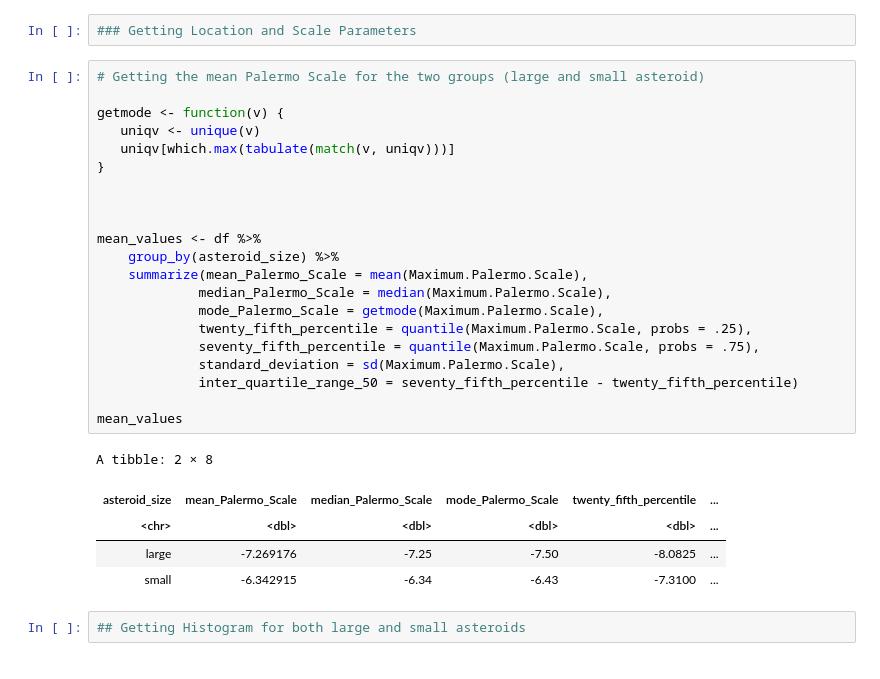
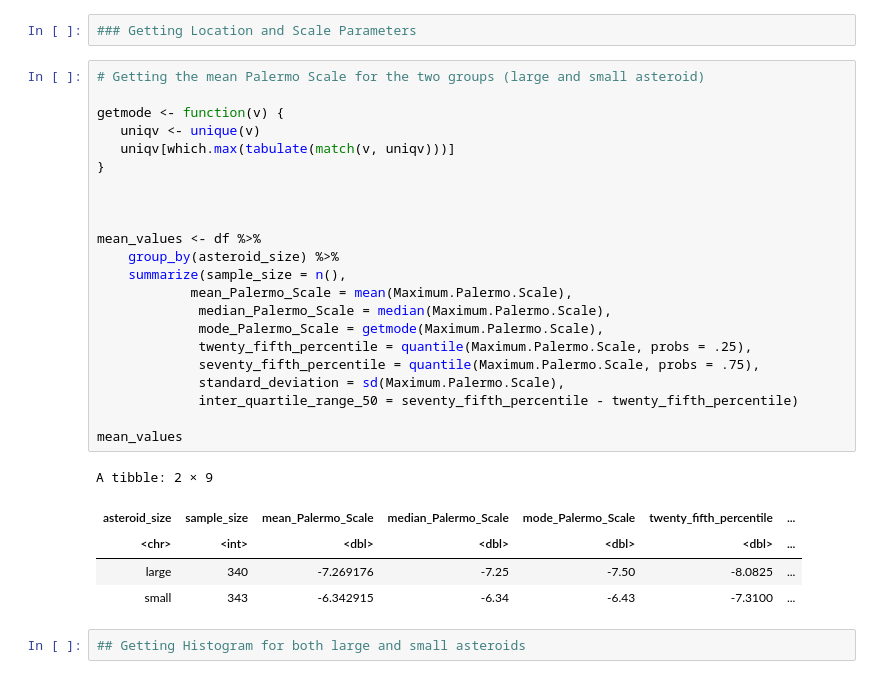
Before and after one commit to arulh/STAT-201-project, a Jupyter notebook: Asteroids.ipynb, the cells around one changed output. Drawn from its saved outputs; the diff is of its cells as text.

```diff
--- a/Asteroids.ipynb
+++ b/Asteroids.ipynb
@@ -54,30 +71,31 @@ A data.frame: 6 × 12
 # %%
 # Getting the mean Palermo Scale for the two groups (large and small asteroid)
 
 getmode <- function(v) {
    uniqv <- unique(v)
    uniqv[which.max(tabulate(match(v, uniqv)))]
 }
 
 
 
 mean_values <- df %>%
     group_by(asteroid_size) %>%
-    summarize(mean_Palermo_Scale = mean(Maximum.Palermo.Scale),
+    summarize(sample_size = n(),
+            mean_Palermo_Scale = mean(Maximum.Palermo.Scale),
              median_Palermo_Scale = median(Maximum.Palermo.Scale),
              mode_Palermo_Scale = getmode(Maximum.Palermo.Scale),
              twenty_fifth_percentile = quantile(Maximum.Palermo.Scale, probs = .25),
              seventy_fifth_percentile = quantile(Maximum.Palermo.Scale, probs = .75),
              standard_deviation = sd(Maximum.Palermo.Scale),
              inter_quartile_range_50 = seventy_fifth_percentile - twenty_fifth_percentile)
 
 mean_values
 # %% [output]
-A tibble: 2 × 8
+A tibble: 2 × 9
-| asteroid_size | mean_Palermo_Scale | median_Palermo_Scale | mode_Palermo_Scale | twenty_fifth_percentile | ... |
-| <chr> | <dbl> | <dbl> | <dbl> | <dbl> | ... |
-| large | -7.269176 | -7.25 | -7.50 | -8.0825 | ... |
-| small | -6.342915 | -6.34 | -6.43 | -7.3100 | ... |
+| asteroid_size | sample_size | mean_Palermo_Scale | median_Palermo_Scale | mode_Palermo_Scale | twenty_fifth_percentile | ... |
+| <chr> | <int> | <dbl> | <dbl> | <dbl> | <dbl> | ... |
+| large | 340 | -7.269176 | -7.25 | -7.50 | -8.0825 | ... |
+| small | 343 | -6.342915 | -6.34 | -6.43 | -7.3100 | ... |
 # %%
 ## Getting Histogram for both large and small asteroids
 # %%
```
Also changed, not shown: parts of 12 cells of this notebook.
